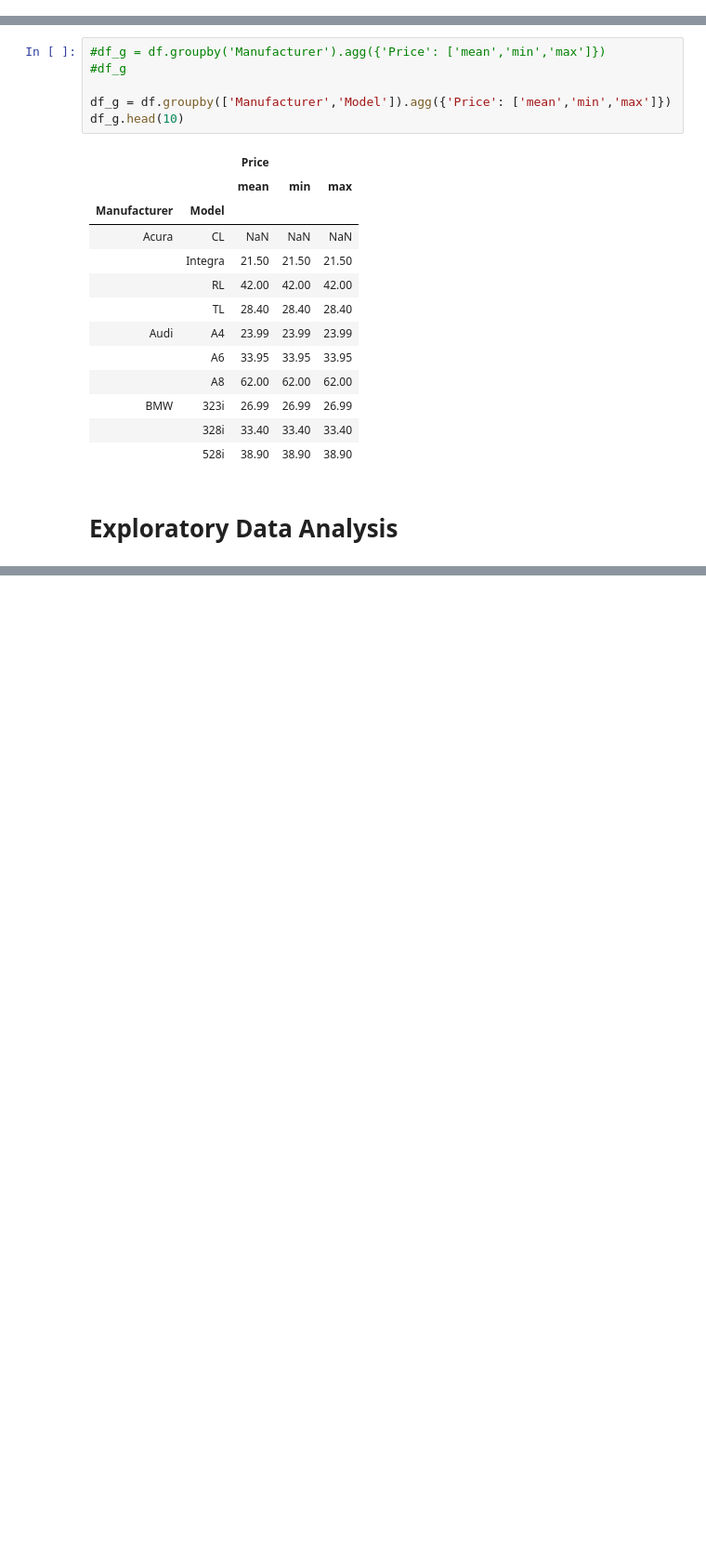
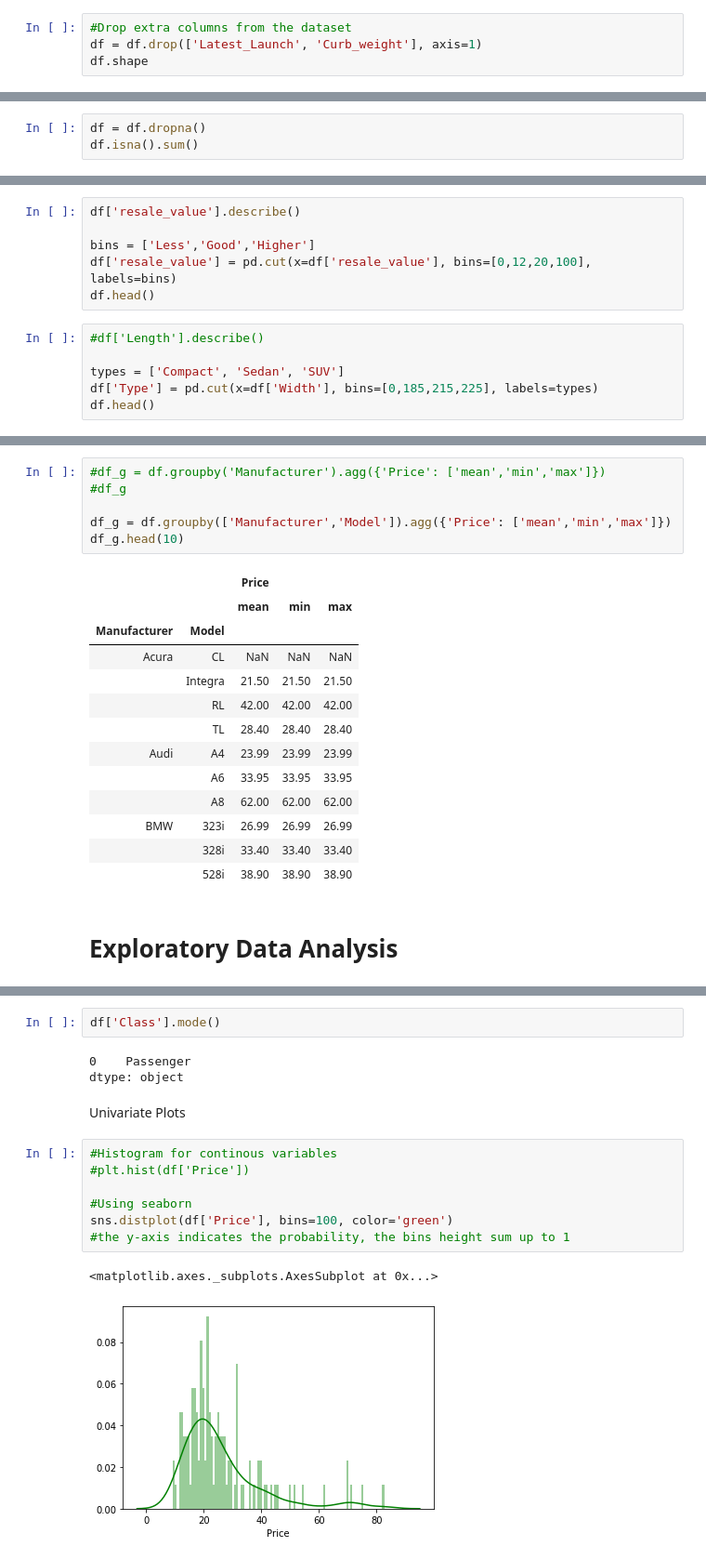
Before and after one commit to abhilashhn1993/Project-Gorilla, a Jupyter notebook: Code/Exploratory Data Analysis.ipynb, the cells around one changed output, grey strips where cells are left out. Shown: that part at 93% size. Drawn from its saved outputs; the diff is of its cells as text; blank space fills up the shorter version.

```diff
--- a/Code/Exploratory Data Analysis.ipynb
+++ b/Code/Exploratory Data Analysis.ipynb
@@ -59,0 +45,4 @@ df = df.rename(columns={'__year_resale_value': 'resale_value', 'Price_in_thousan
+# %%
+#Drop extra columns from the dataset
+df = df.drop(['Latest_Launch', 'Curb_weight'], axis=1)
+df.shape
@@ -89,3 +79,6 @@ Fuel_efficiency        3
 Latest_Launch          0
 Power_perf_factor      2
 dtype: int64
+# %%
+df = df.dropna()
+df.isna().sum()
@@ -181,0 +202,12 @@ df.sort_values(['Manufacturer','Model','Price'], ascending=[1,1,0])
+# %%
+df['resale_value'].describe()
+
+bins = ['Less','Good','Higher']
+df['resale_value'] = pd.cut(x=df['resale_value'], bins=[0,12,20,100], labels=bins)
+df.head()
+# %%
+#df['Length'].describe()
+
+types = ['Compact', 'Sedan', 'SUV']
+df['Type'] = pd.cut(x=df['Width'], bins=[0,185,215,225], labels=types)
+df.head()
@@ -356,0 +364,17 @@ np.std(df.Age)
+# %%
+df['Class'].mode()
+# %% [output]
+0    Passenger
+dtype: object
+# %% [markdown]
+Univariate Plots
+# %%
+#Histogram for continous variables
+#plt.hist(df['Price'])
+
+#Using seaborn
+sns.distplot(df['Price'], bins=100, color='green')
+#the y-axis indicates the probability, the bins height sum up to 1
+# %% [output]
+<matplotlib.axes._subplots.AxesSubplot at 0x...>
+[figure, added]
```
Also changed, not shown: parts of 48 cells of this notebook.
